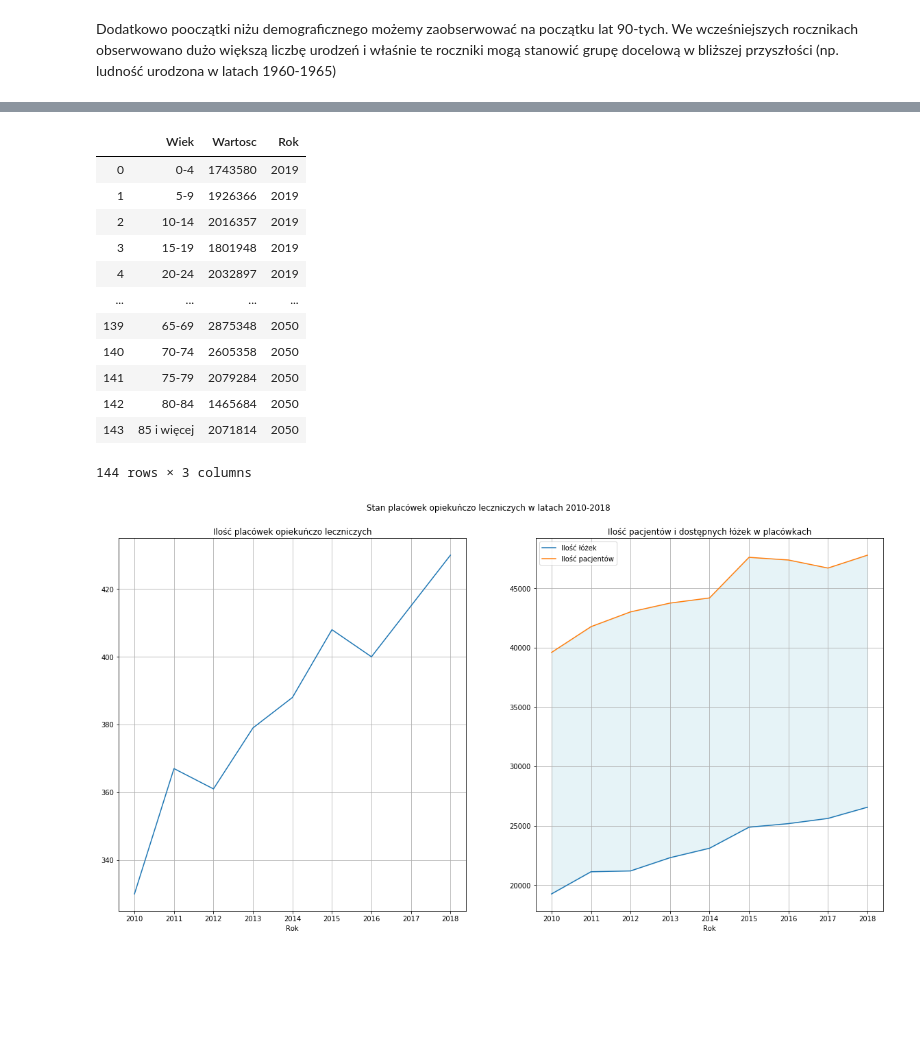
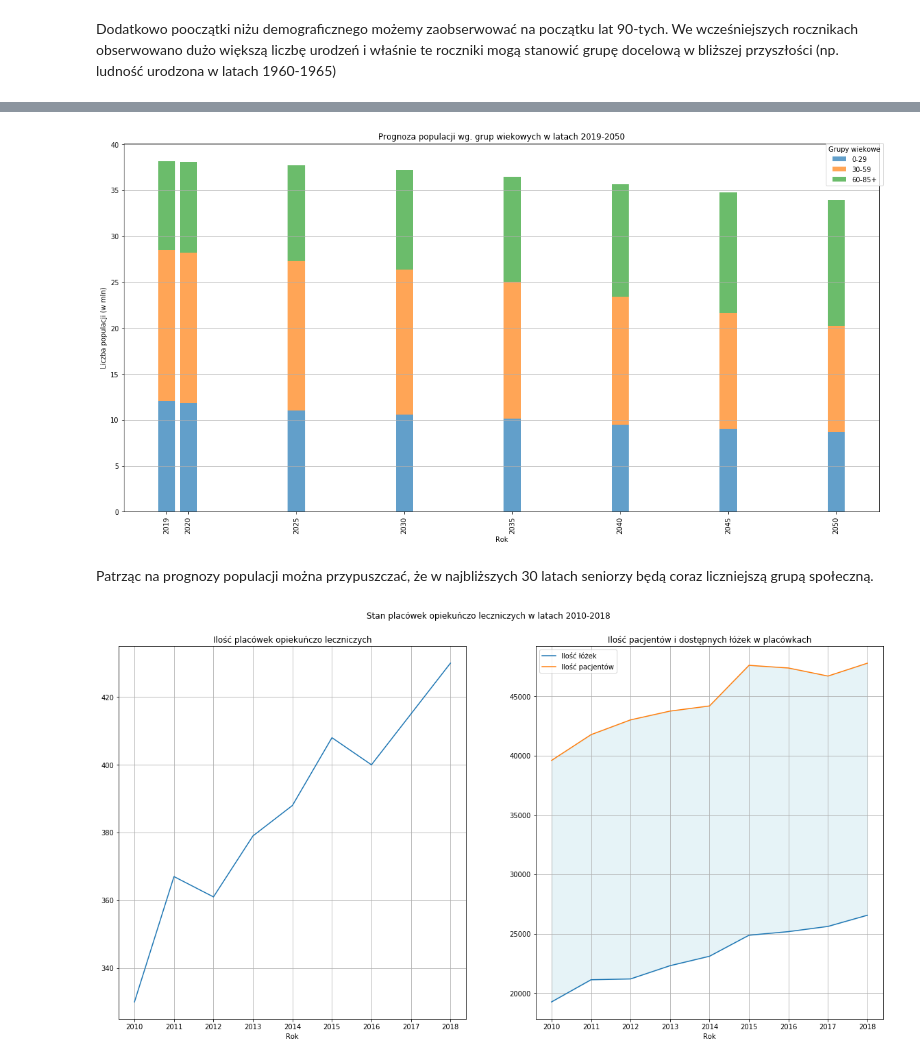
Before and after one commit to marcinsola/CDV_Data_Science, a Jupyter notebook: II/Wstep_do_Big_Data_w_ekonomii/projekt_zaliczeniowy/code.ipynb, the cells around one changed output, grey strips where cells are left out. Drawn from its saved outputs; the diff is of its cells as text; code cells hidden in the pictures; blank space fills up the shorter version.

Commit message:
Prognosis plot complete

```diff
--- a/II/Wstep_do_Big_Data_w_ekonomii/projekt_zaliczeniowy/code.ipynb
+++ b/II/Wstep_do_Big_Data_w_ekonomii/projekt_zaliczeniowy/code.ipynb
@@ -143,4 +134,3 @@ list(set(list(zip(*prog.index))[0]))
 prog = pd.read_csv('data/prognoza_ludnosci.csv', sep=';').drop(columns=['Unnamed: 10', 'Atrybut', 'Jednostka miary', 'Płeć', 'Miejsce zamieszkania', 'Nazwa', 'Kod', 'Rok'])
 prog['Rok'] = prog['Prognoza na rok'].apply(lambda x: int(x.split(' ')[-1]))
 prog.drop(columns=['Prognoza na rok'], inplace=True)
-prog.set_index(['Rok', 'Wiek'], inplace=True)
@@ -193,19 +137,35 @@ TypeError: float() argument must be a string or a number, not 'NoneType'
-# %%
-prog
-# %% [output]
-|  | Wiek | Wartosc | Rok |
-| 0 | 0-4 | 1743580 | 2019 |
-| 1 | 5-9 | 1926366 | 2019 |
-| 2 | 10-14 | 2016357 | 2019 |
-| 3 | 15-19 | 1801948 | 2019 |
-| 4 | 20-24 | 2032897 | 2019 |
-| ... | ... | ... | ... |
-| 139 | 65-69 | 2875348 | 2050 |
-| 140 | 70-74 | 2605358 | 2050 |
-| 141 | 75-79 | 2079284 | 2050 |
-| 142 | 80-84 | 1465684 | 2050 |
-| 143 | 85 i więcej | 2071814 | 2050 |
-144 rows × 3 columns
+# %%
+plot_data = prog.pivot_table(values='Wartosc', index='Rok', columns='Wiek', aggfunc=lambda x: x/1000000)
+cols = plot_data.columns.to_list()
+cols = cols[:1] + cols[9:10] + cols[1:9] + cols[10:]
+plot_data = plot_data[cols]
+# %%
+cols = plot_data.columns
+for i in range(0, len(cols)-3, 6):
+    colname = '{}-{}'.format(cols[i].split('-')[0], (cols[i+5].split('-')[1] if '-' in cols[i+5] else '85+'))
+    plot_data[colname] = plot_data.iloc[:, i:i+6].sum(axis=1)
+
+plot_data = plot_data.iloc[:, -3:]
+# %%
+fig, ax = plt.subplots()
+fig.set_size_inches(20, 10)
+ax.set_xticklabels(plot_data.index, rotation=90)
+ax.set_xticks(plot_data.index)
+ax.set_title('Prognoza populacji wg. grup wiekowych w latach 2019-2050')
+ax.set_xlabel('Rok')
+ax.set_ylabel('Liczba populacji (w mln)')
+for i in range(len(plot_data.columns)):
+    ax.bar(plot_data.index, plot_data[plot_data.columns[i]], label=plot_data.columns[i], bottom=np.array(plot_data[plot_data.columns[:i]].sum(axis=1)), alpha=.7)
+
+ax.legend(title='Grupy wiekowe', bbox_to_anchor=(1.01, 1.01))
+ax.yaxis.grid()
+
+fig.savefig('img/prognoza_populacji.png')
+plt.show()
+# %% [output]
+[figure, added]
+# %% [markdown]
+Patrząc na prognozy populacji można przypuszczać, że w najbliższych 30 latach seniorzy będą coraz liczniejszą grupą społeczną.
 # %%
 zakl_op_lecz = pd.read_csv('data/zaklady_opiekunczo_lecznicze.csv', sep=';')
 zakl_op_lecz.drop(columns=['Nazwa', 'Kod', 'Jednostka miary', 'Atrybut', 'Unnamed: 7'], inplace=True)
```
Also changed, not shown: parts of 11 cells of this notebook.
